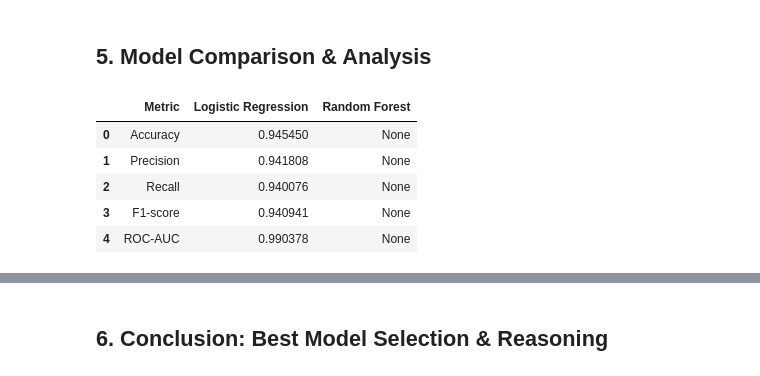
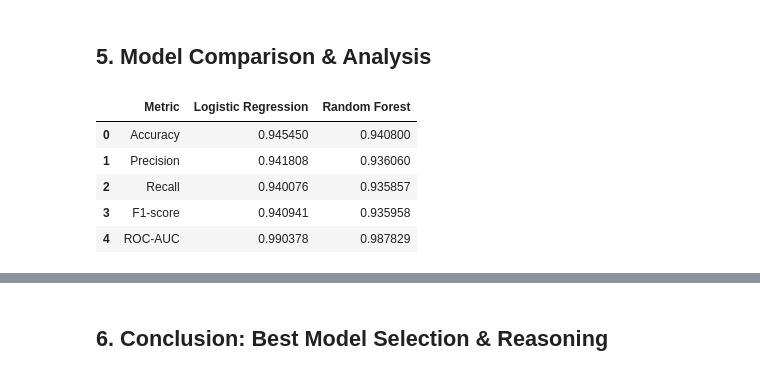
Before and after one commit to jooryA/SWE485-Project-Group6, a Jupyter notebook: Phase1_Supervised_Learning.ipynb, the cells around one changed output, grey strips where cells are left out. Saved outputs shown, nothing was run; the diff lists cells and outputs as text; code cells hidden in the pictures.

```diff
--- a/Phase1_Supervised_Learning.ipynb
+++ b/Phase1_Supervised_Learning.ipynb
@@ -290,0 +418,23 @@ plt.show()
+# %%
+#Model 2 - Random Forest
+
+# Get the best tuned Random Forest model
+rf_tuned_model = rf_grid_search.best_estimator_
+
+# Make predictions
+rf_tuned_pred = rf_tuned_model.predict(X_test)
+rf_tuned_prob = rf_tuned_model.predict_proba(X_test)[:, 1]
+
+# Calculate metrics
+rf_tuned_accuracy = accuracy_score(y_test, rf_tuned_pred)
+rf_tuned_precision = precision_score(y_test, rf_tuned_pred)
+rf_tuned_recall = recall_score(y_test, rf_tuned_pred)
+rf_tuned_f1 = f1_score(y_test, rf_tuned_pred)
+rf_tuned_roc_auc = roc_auc_score(y_test, rf_tuned_prob)
+
+print("Random Forest - Tuned Results")
+print("Accuracy:", round(rf_tuned_accuracy, 4))
+print("Precision:", round(rf_tuned_precision, 4))
+print("Recall:", round(rf_tuned_recall, 4))
+print("F1-score:", round(rf_tuned_f1, 4))
+print("ROC-AUC:", round(rf_tuned_roc_auc, 4))
@@ -302,36 +517,37 @@ For our customer retention system, reducing false negatives is valuable because
 # %%
 import pandas as pd
 
 # Compare Logistic Regression with Random Forest
 comparison = pd.DataFrame({
     "Metric": [
         "Accuracy",
         "Precision",
         "Recall",
         "F1-score",
         "ROC-AUC"
     ],
     "Logistic Regression": [
         tuned_accuracy,
         tuned_precision,
         tuned_recall,
         tuned_f1,
         tuned_roc_auc
     ],
     "Random Forest": [
-        None,
-        None,
-        None,
-        None,
-        None
+        rf_tuned_accuracy,
+        rf_tuned_precision,
+        rf_tuned_recall,
+        rf_tuned_f1,
+        rf_tuned_roc_auc
     ]
+
 })
 
 comparison
 # %% [output]
 |  | Metric | Logistic Regression | Random Forest |
-| 0 | Accuracy | 0.945450 | None |
-| 1 | Precision | 0.941808 | None |
-| 2 | Recall | 0.940076 | None |
-| 3 | F1-score | 0.940941 | None |
-| 4 | ROC-AUC | 0.990378 | None |
+| 0 | Accuracy | 0.945450 | 0.940800 |
+| 1 | Precision | 0.941808 | 0.936060 |
+| 2 | Recall | 0.940076 | 0.935857 |
+| 3 | F1-score | 0.940941 | 0.935958 |
+| 4 | ROC-AUC | 0.990378 | 0.987829 |
```
Also changed, not shown: parts of 14 cells of this notebook.
